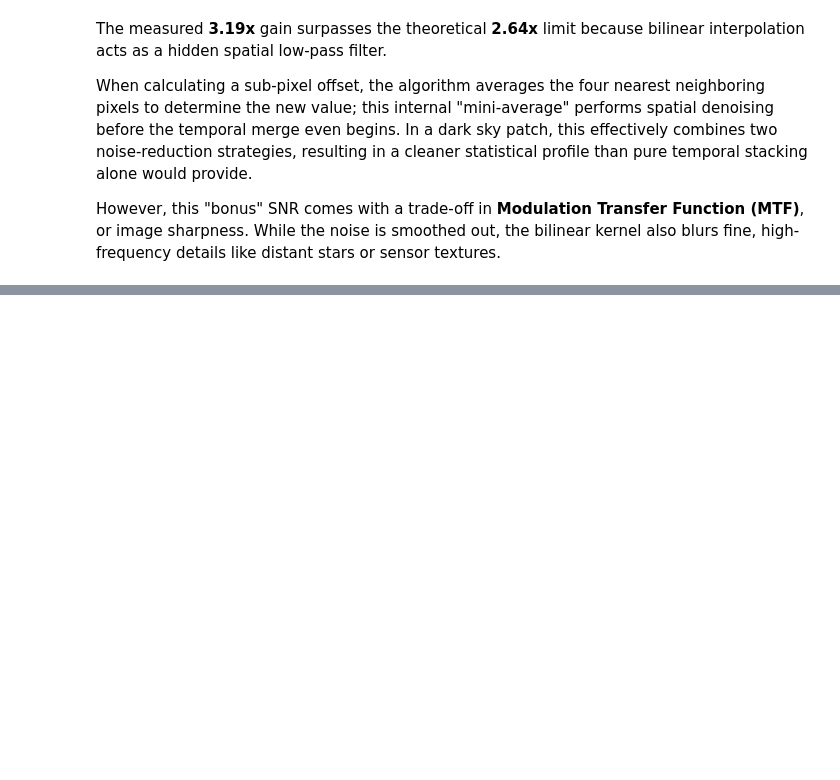
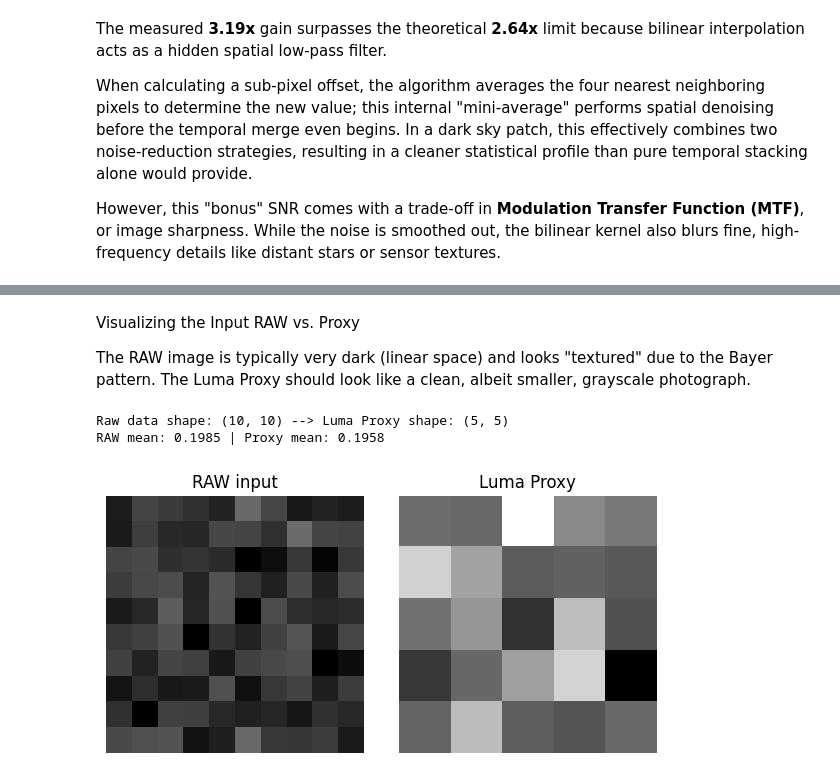
Before and after one commit to Andrei-Aksionov/ISPFoundry, a Jupyter notebook: notebooks/step_3_align_and_merge.ipynb, the cells around one changed output, grey strips where cells are left out. Saved outputs shown, nothing was run; the diff lists cells and outputs as text; code cells hidden in the pictures; blank space fills up the shorter version.

Commit message:
get_luma_proxy explanation

```diff
--- a/notebooks/step_3_align_and_merge.ipynb
+++ b/notebooks/step_3_align_and_merge.ipynb
@@ -370,0 +386,19 @@ However, this "bonus" SNR comes with a trade-off in **Modulation Transfer Functi
+# %% [markdown]
+Visualizing the Input RAW vs. Proxy
+
+The RAW image is typically very dark (linear space) and looks "textured" due to the Bayer pattern. The Luma Proxy should look like a clean, albeit smaller, grayscale photograph.
+# %%
+fake_raw = np.random.normal(loc=0.2, scale=0.1, size=(10, 10)).clip(0, 1).astype(np.float32)
+fake_metadata = {"color_desc": "RGBG", "raw_pattern": [[0, 1], [3, 2]]}
+# In our synthetic case, the formula is: (0.15*0) + (0.35*1) + (0.35*1) + (0.15*1) = 0.85
+luma_proxy = get_luma_proxy(fake_raw, fake_metadata)
+
+print(f"Raw data shape: {fake_raw.shape} --> Luma Proxy shape: {luma_proxy.shape}")
+# Verification of Value Range
+# If RAW mean is 0.2, and weights sum to 1.0 (0.15+0.35+0.35+0.15), the Proxy mean should also be approximately 0.2.
+print(f"RAW mean: {fake_raw.mean():.4f} | Proxy mean: {luma_proxy.mean():.4f}")
+plot_images((fake_raw, luma_proxy), ("RAW input", "Luma Proxy"), inch_width_per_image=3)
+# %% [output]
+Raw data shape: (10, 10) --> Luma Proxy shape: (5, 5)
+RAW mean: 0.1985 | Proxy mean: 0.1958
+[figure, added]
```
Also changed, not shown: parts of 6 cells of this notebook.
